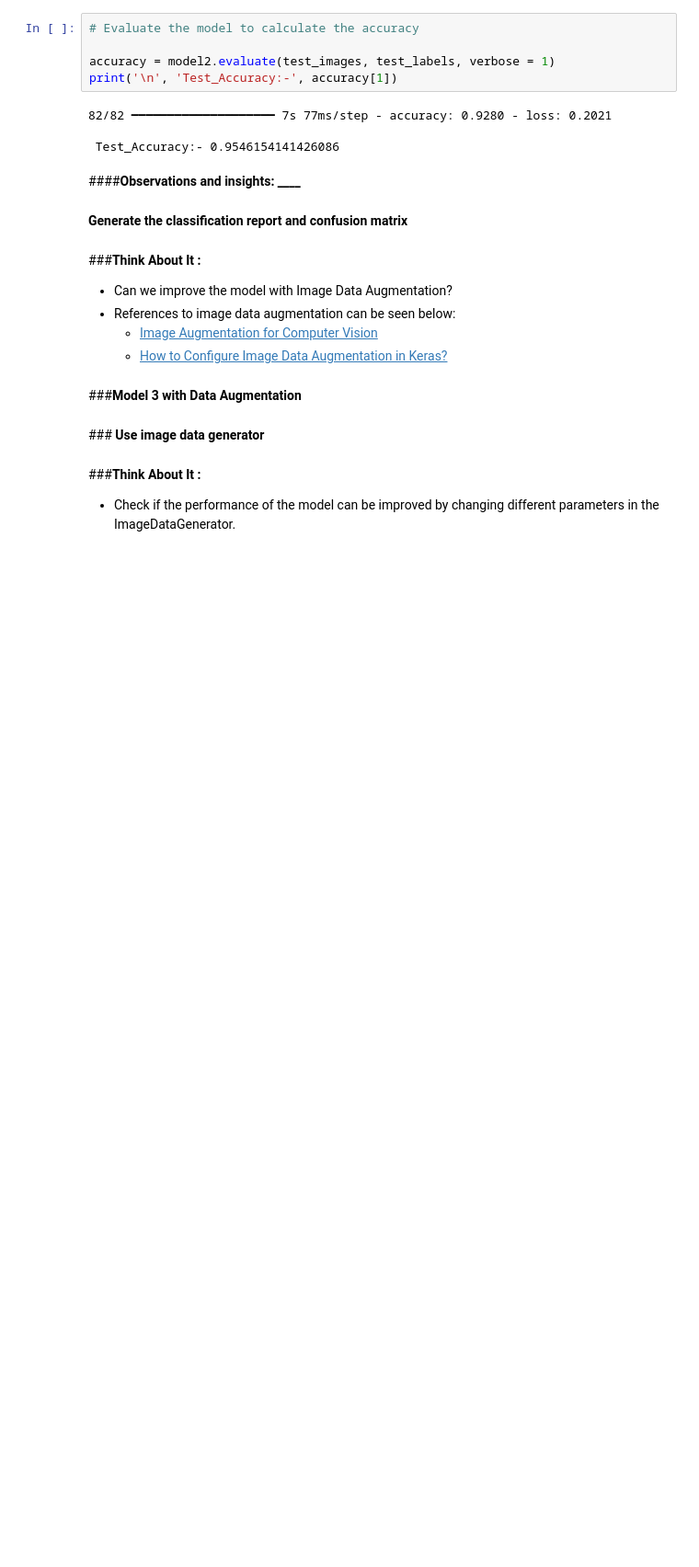
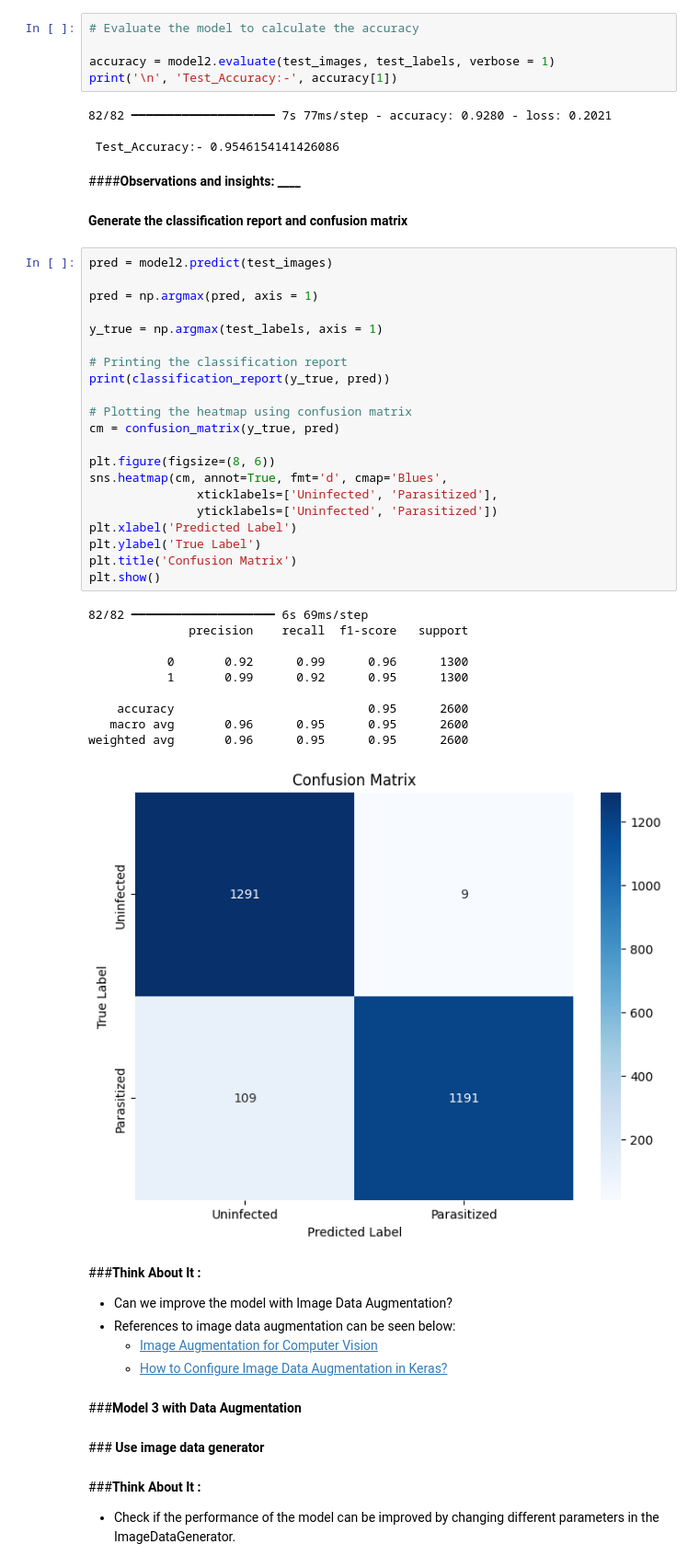
Before and after one commit to vivimtz888/malaria-detection-deeplearning, a Jupyter notebook: Reference_Notebook_Malaria_Detection_Full_Code.ipynb, the cells around one changed output. Shown at 92% size. Cells and saved outputs as stored; diff of their text form; blank space fills up the shorter version.

Commit message:
Confusion Matrix

```diff
--- a/Reference_Notebook_Malaria_Detection_Full_Code.ipynb
+++ b/Reference_Notebook_Malaria_Detection_Full_Code.ipynb
@@ -1146,6 +1146,38 @@ print('\n', 'Test_Accuracy:-', accuracy[1])
 ####<b>Observations and insights: ____
 # %% [markdown]
 <b> Generate the classification report and confusion matrix
+# %%
+pred = model2.predict(test_images)
+
+pred = np.argmax(pred, axis = 1)
+
+y_true = np.argmax(test_labels, axis = 1)
+
+# Printing the classification report
+print(classification_report(y_true, pred))
+
+# Plotting the heatmap using confusion matrix
+cm = confusion_matrix(y_true, pred)
+
+plt.figure(figsize=(8, 6))
+sns.heatmap(cm, annot=True, fmt='d', cmap='Blues',
+               xticklabels=['Uninfected', 'Parasitized'],
+               yticklabels=['Uninfected', 'Parasitized'])
+plt.xlabel('Predicted Label')
+plt.ylabel('True Label')
+plt.title('Confusion Matrix')
+plt.show()
+# %% [output]
+82/82 ━━━━━━━━━━━━━━━━━━━━ 6s 69ms/step
+              precision    recall  f1-score   support
+
+           0       0.92      0.99      0.96      1300
+           1       0.99      0.92      0.95      1300
+
+    accuracy                           0.95      2600
+   macro avg       0.96      0.95      0.95      2600
+weighted avg       0.96      0.95      0.95      2600
+[figure, added]
 # %% [markdown]
 ###**Think About It :**<br>
 
```
